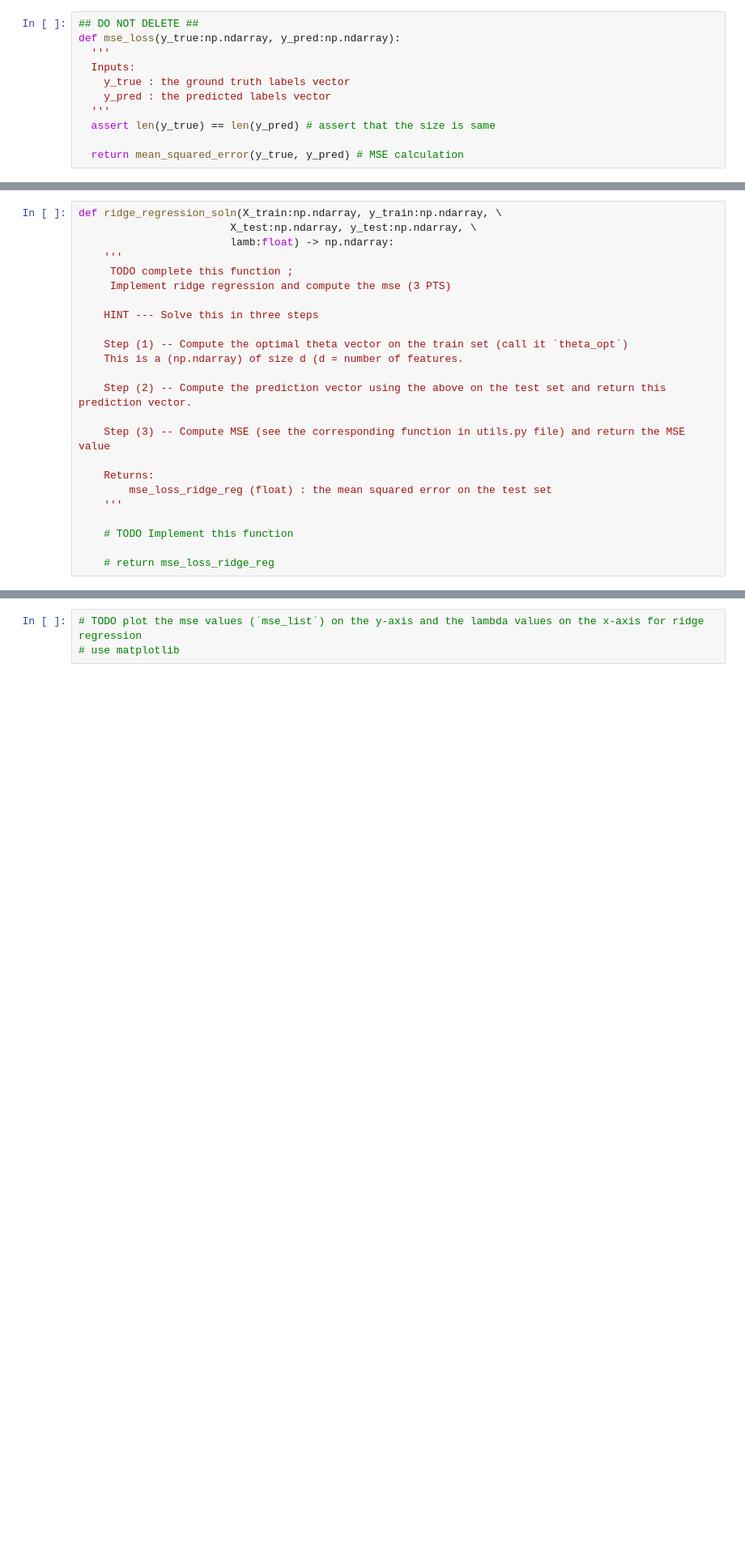
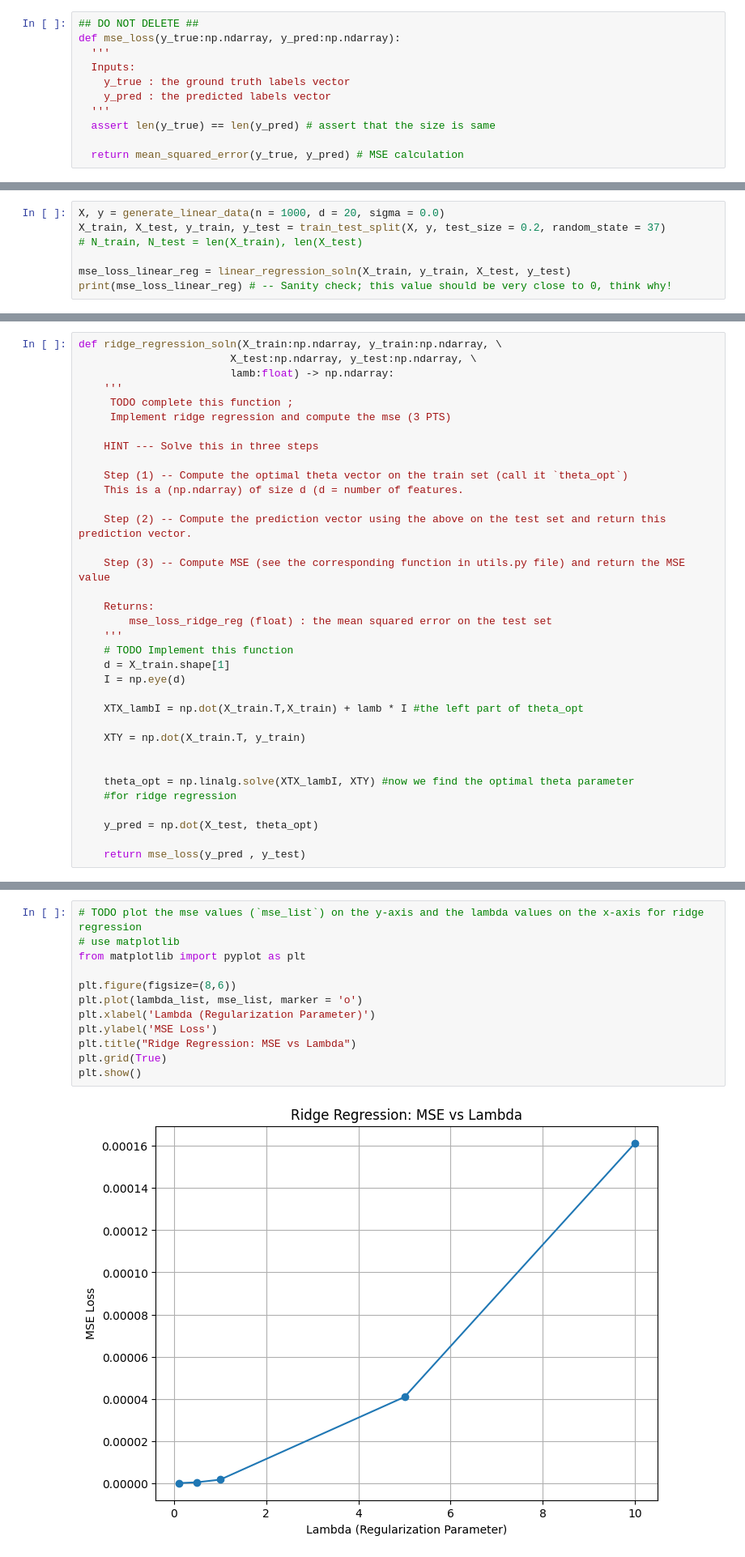
Before and after one commit to adityamavle/CDA_HW3, a Jupyter notebook: prob3/regression.ipynb, the cells around one changed output, grey strips where cells are left out. Shown at 81% size. Saved outputs shown, nothing was run; the diff lists cells and outputs as text; blank space fills up the shorter version.

Commit message:
Regression Question Done

```diff
--- a/prob3/regression.ipynb
+++ b/prob3/regression.ipynb
@@ -48,0 +96,7 @@ def linear_regression_soln(X_train:np.ndarray, y_train:np.ndarray, \
+# %%
+X, y = generate_linear_data(n = 1000, d = 20, sigma = 0.0)
+X_train, X_test, y_train, y_test = train_test_split(X, y, test_size = 0.2, random_state = 37)
+# N_train, N_test = len(X_train), len(X_test)
+
+mse_loss_linear_reg = linear_regression_soln(X_train, y_train, X_test, y_test)
+print(mse_loss_linear_reg) # -- Sanity check; this value should be very close to 0, think why!
@@ -66,10 +124,21 @@ def ridge_regression_soln(X_train:np.ndarray, y_train:np.ndarray, \
     Returns:
         mse_loss_ridge_reg (float) : the mean squared error on the test set
     '''
+    # TODO Implement this function
+    d = X_train.shape[1]
+    I = np.eye(d)
 
-    # TODO Implement this function
+    XTX_lambI = np.dot(X_train.T,X_train) + lamb * I #the left part of theta_opt
 
-    # return mse_loss_ridge_reg
+    XTY = np.dot(X_train.T, y_train)
+
+
+    theta_opt = np.linalg.solve(XTX_lambI, XTY) #now we find the optimal theta parameter
+    #for ridge regression
+
+    y_pred = np.dot(X_test, theta_opt)
+
+    return mse_loss(y_pred , y_test)
 # %%
 ## DO NOT CHANGE THE BELOW LINES !
 
@@ -92,3 +164,14 @@ print(mse_list)
 # %%
 # TODO plot the mse values (`mse_list`) on the y-axis and the lambda values on the x-axis for ridge regression
 # use matplotlib
+from matplotlib import pyplot as plt
+
+plt.figure(figsize=(8,6))
+plt.plot(lambda_list, mse_list, marker = 'o')
+plt.xlabel('Lambda (Regularization Parameter)')
+plt.ylabel('MSE Loss')
+plt.title("Ridge Regression: MSE vs Lambda")
+plt.grid(True)
+plt.show()
+# %% [output]
+[figure, added]
```
Also changed, not shown: parts of 9 cells of this notebook, 1 other file.
